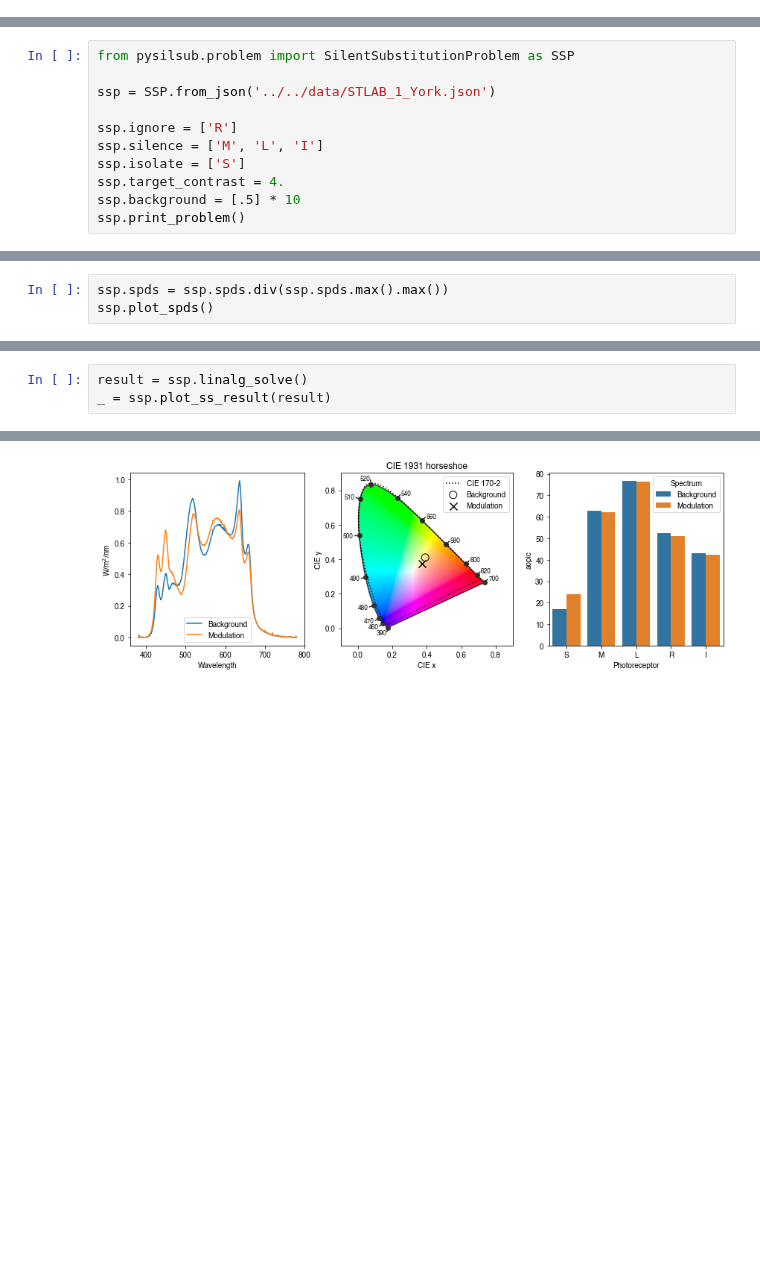
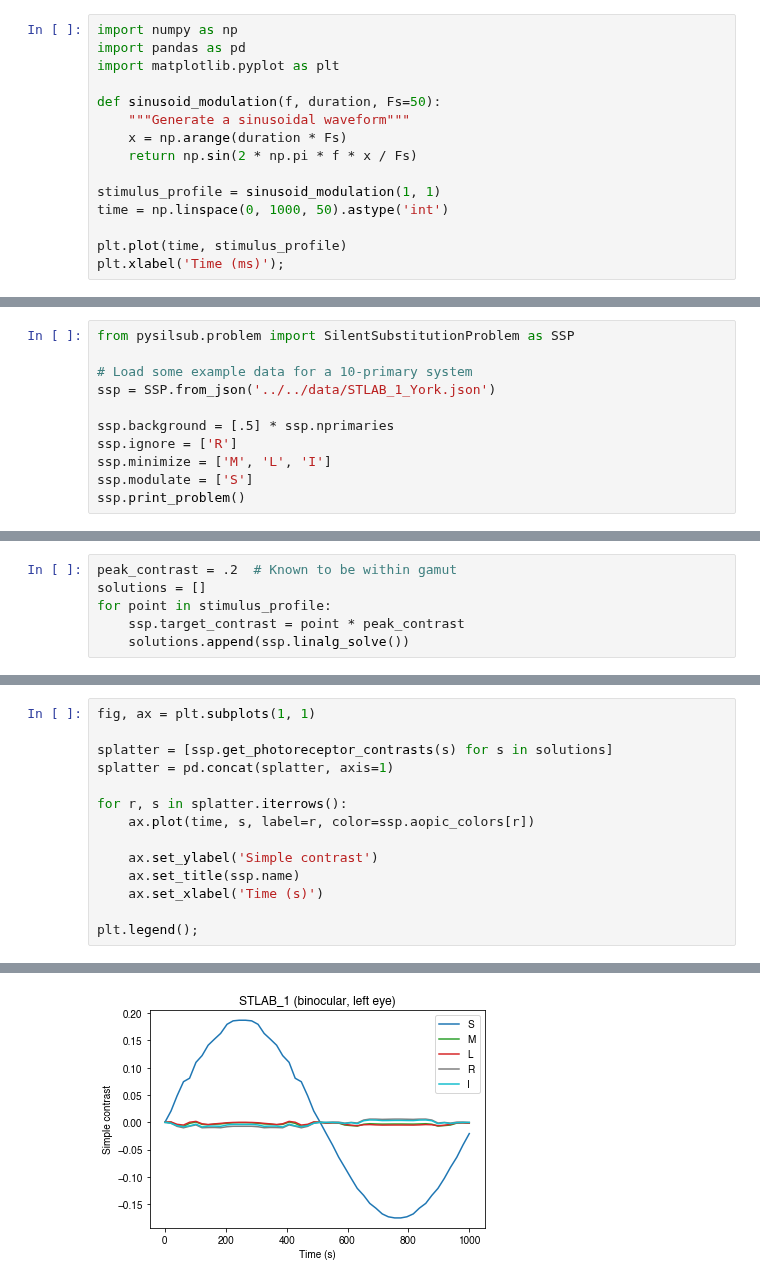
Before and after one commit to PySilentSubstitution/pysilsub, a Jupyter notebook: docs/source/05c_contrast_modulations.ipynb, the cells around one changed output, grey strips where cells are left out. Cells and saved outputs as stored; diff of their text form; blank space fills up the shorter version.

Commit message:
Add image /JTM

```diff
--- a/docs/source/05c_contrast_modulations.ipynb
+++ b/docs/source/05c_contrast_modulations.ipynb
@@ -7,0 +8,15 @@ Spectra Tune Lab [(STLAB: Ledmotive Technologies, LLC)](https://ledmotive.com/)
+# %%
+import numpy as np
+import pandas as pd
+import matplotlib.pyplot as plt
+
+def sinusoid_modulation(f, duration, Fs=50):
+    """Generate a sinusoidal waveform"""
+    x = np.arange(duration * Fs)
+    return np.sin(2 * np.pi * f * x / Fs)
+
+stimulus_profile = sinusoid_modulation(1, 1)
+time = np.linspace(0, 1000, 50).astype('int')
+
+plt.plot(time, stimulus_profile)
+plt.xlabel('Time (ms)');
@@ -8,13 +27,13 @@ Spectra Tune Lab [(STLAB: Ledmotive Technologies, LLC)](https://ledmotive.com/)
 # %%
 from pysilsub.problem import SilentSubstitutionProblem as SSP
 
+# Load some example data for a 10-primary system
 ssp = SSP.from_json('../../data/STLAB_1_York.json')
 
+ssp.background = [.5] * ssp.nprimaries
 ssp.ignore = ['R']
-ssp.silence = ['M', 'L', 'I']
-ssp.isolate = ['S']
-ssp.target_contrast = 4.
-ssp.background = [.5] * 10
+ssp.minimize = ['M', 'L', 'I']
+ssp.modulate = ['S']
 ssp.print_problem()
 # %% [output]
 ************************************************************
@@ -29,3 +50,6 @@ Target contrast: 4.0
 # %%
-ssp.spds = ssp.spds.div(ssp.spds.max().max())
-ssp.plot_spds()
+peak_contrast = .2  # Known to be within gamut
+solutions = []
+for point in stimulus_profile:
+    ssp.target_contrast = point * peak_contrast
+    solutions.append(ssp.linalg_solve())
@@ -35,4 +58,15 @@ ssp.plot_spds()
 # %%
-result = ssp.linalg_solve()
-_ = ssp.plot_ss_result(result)
+fig, ax = plt.subplots(1, 1)
+
+splatter = [ssp.get_photoreceptor_contrasts(s) for s in solutions]
+splatter = pd.concat(splatter, axis=1)
+
+for r, s in splatter.iterrows():
+    ax.plot(time, s, label=r, color=ssp.aopic_colors[r])
+
+    ax.set_ylabel('Simple contrast')
+    ax.set_title(ssp.name)
+    ax.set_xlabel('Time (s)')
+
+plt.legend();
 # %% [output]
@@ -43 +73 @@ _ = ssp.plot_ss_result(result)
-[figure, old version]
+[figure, new version]
```
Also changed, not shown: parts of 17 cells of this notebook, 20 other files.
